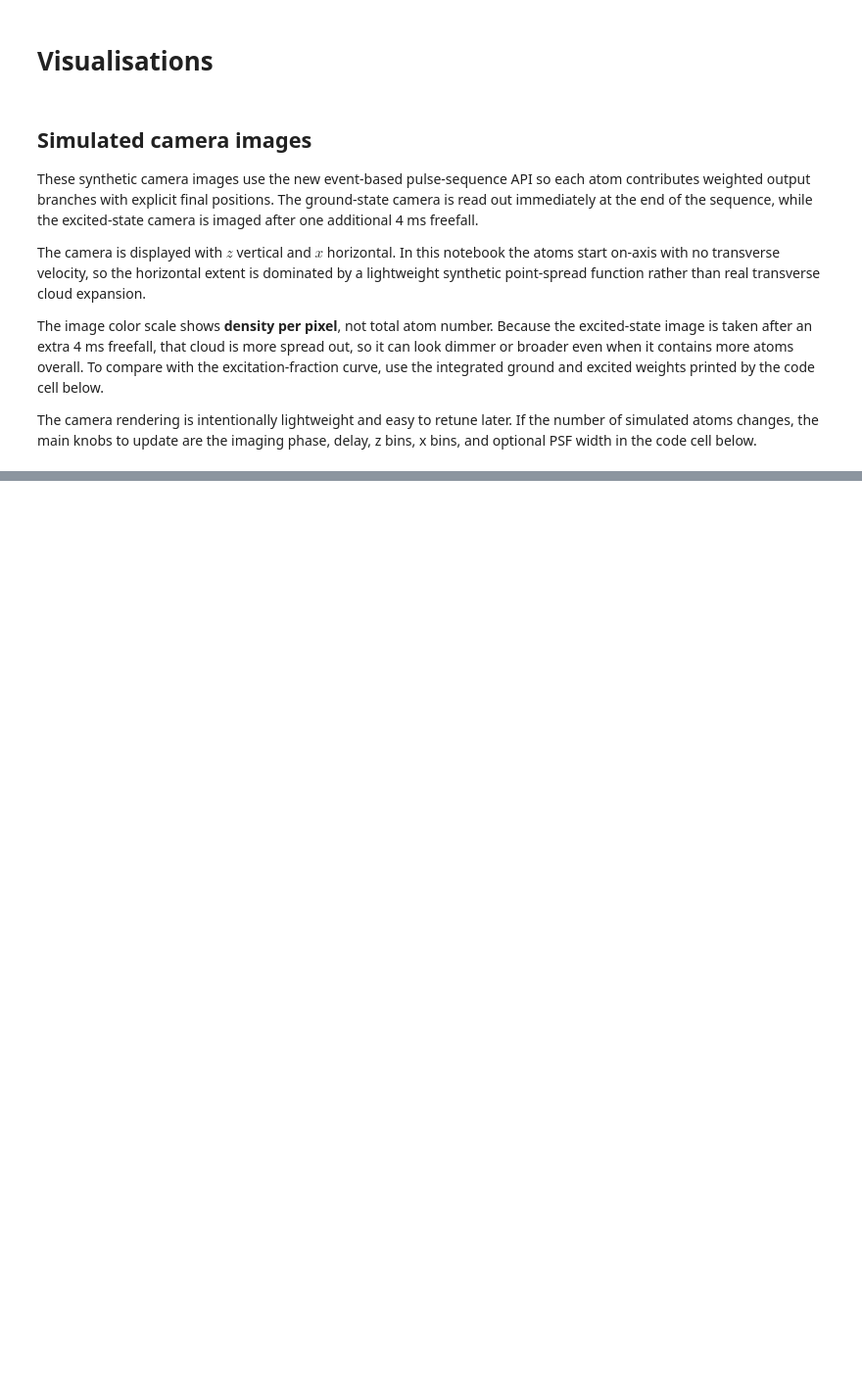
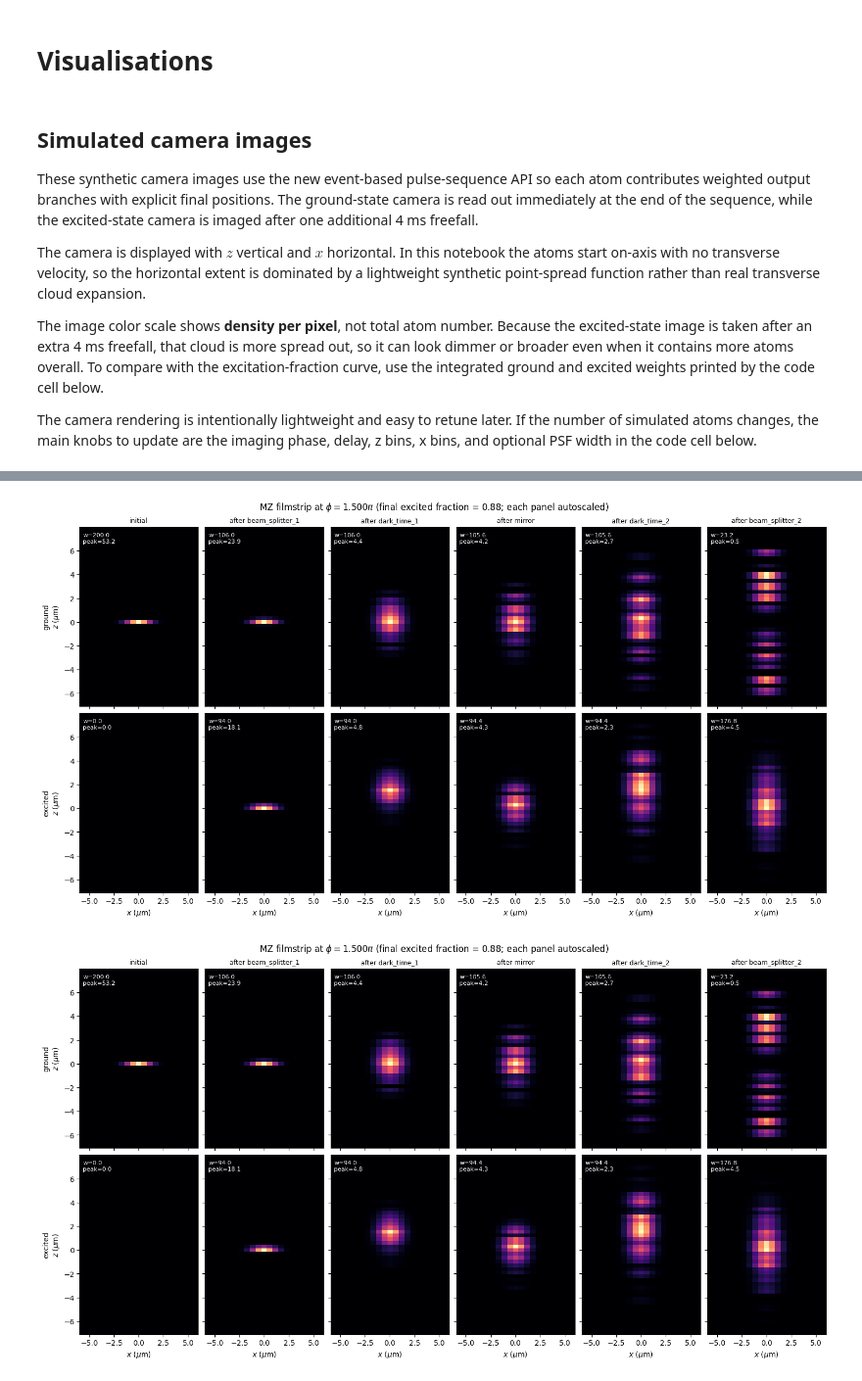
Before and after one commit to charlesbaynham/LMT_sim_scratch, a Jupyter notebook: notebooks/mach_zehnder_with_temperature.ipynb, the cells around one changed output, grey strips where cells are left out. Shown at 98% size. Drawn from its saved outputs; the diff is of its cells as text; code cells hidden in the pictures; blank space fills up the shorter version.

```diff
--- a/notebooks/mach_zehnder_with_temperature.ipynb
+++ b/notebooks/mach_zehnder_with_temperature.ipynb
@@ -354,0 +368,5 @@ Text(0.5, 0.98, 'MZ filmstrip at $\\phi = 0.260\\pi$ (final excited fraction $\\
+# %%
+plot_mz_filmstrip(3 * np.pi / 2)
+# %% [output]
+[figure, added]
+[figure, added]
```
Also changed, not shown: parts of 8 cells of this notebook.
